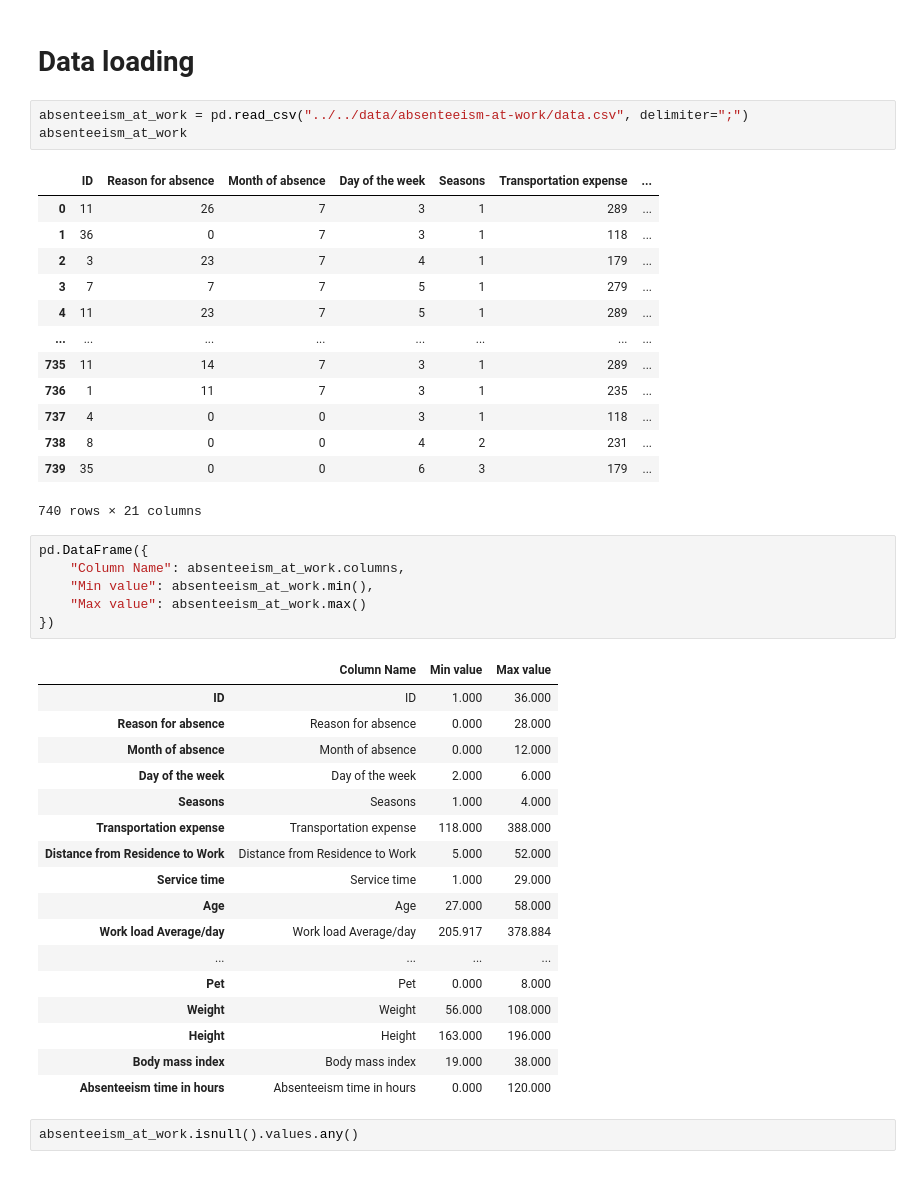
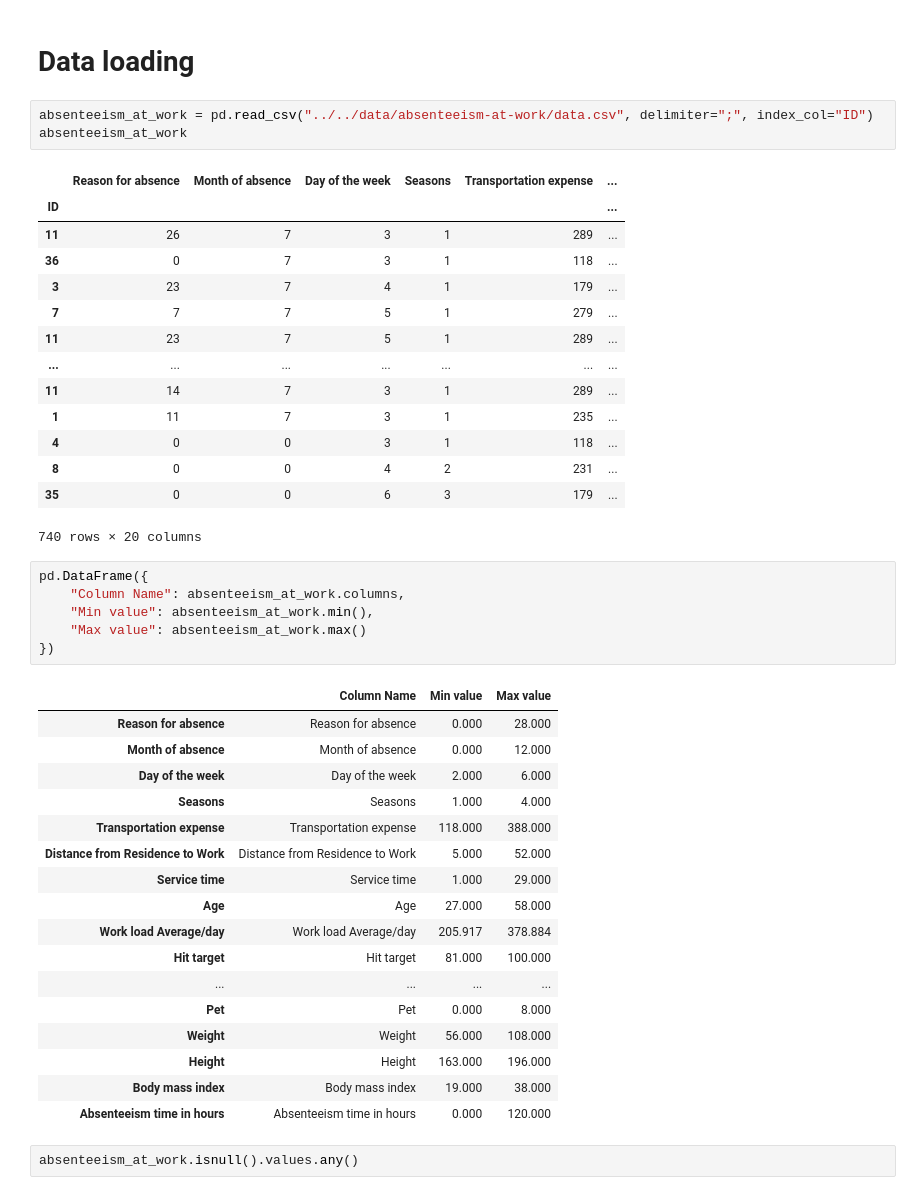
Before and after one commit to tobsel7/course-machine-learning-tuvienna, a Jupyter notebook: src/exercise1/absenteeism-at-work.ipynb, the cells around one changed output. Drawn from its saved outputs; the diff is of its cells as text.

```diff
--- a/src/exercise1/absenteeism-at-work.ipynb
+++ b/src/exercise1/absenteeism-at-work.ipynb
@@ -14,22 +14,23 @@ from sklearn.metrics import accuracy_score, confusion_matrix, classification_rep
 # %% [markdown]
 # Data loading
 # %%
-absenteeism_at_work = pd.read_csv("../../data/absenteeism-at-work/data.csv", delimiter=";")
+absenteeism_at_work = pd.read_csv("../../data/absenteeism-at-work/data.csv", delimiter=";", index_col="ID")
 absenteeism_at_work
 # %% [output]
-|  | ID | Reason for absence | Month of absence | Day of the week | Seasons | Transportation expense | ... |
-| 0 | 11 | 26 | 7 | 3 | 1 | 289 | ... |
-| 1 | 36 | 0 | 7 | 3 | 1 | 118 | ... |
-| 2 | 3 | 23 | 7 | 4 | 1 | 179 | ... |
-| 3 | 7 | 7 | 7 | 5 | 1 | 279 | ... |
-| 4 | 11 | 23 | 7 | 5 | 1 | 289 | ... |
-| ... | ... | ... | ... | ... | ... | ... | ... |
-| 735 | 11 | 14 | 7 | 3 | 1 | 289 | ... |
-| 736 | 1 | 11 | 7 | 3 | 1 | 235 | ... |
-| 737 | 4 | 0 | 0 | 3 | 1 | 118 | ... |
-| 738 | 8 | 0 | 0 | 4 | 2 | 231 | ... |
-| 739 | 35 | 0 | 0 | 6 | 3 | 179 | ... |
+|  | Reason for absence | Month of absence | Day of the week | Seasons | Transportation expense | ... |
+| ID |  |  |  |  |  | ... |
+| 11 | 26 | 7 | 3 | 1 | 289 | ... |
+| 36 | 0 | 7 | 3 | 1 | 118 | ... |
+| 3 | 23 | 7 | 4 | 1 | 179 | ... |
+| 7 | 7 | 7 | 5 | 1 | 279 | ... |
+| 11 | 23 | 7 | 5 | 1 | 289 | ... |
+| ... | ... | ... | ... | ... | ... | ... |
+| 11 | 14 | 7 | 3 | 1 | 289 | ... |
+| 1 | 11 | 7 | 3 | 1 | 235 | ... |
+| 4 | 0 | 0 | 3 | 1 | 118 | ... |
+| 8 | 0 | 0 | 4 | 2 | 231 | ... |
+| 35 | 0 | 0 | 6 | 3 | 179 | ... |
-740 rows × 21 columns
+740 rows × 20 columns
 # %%
 pd.DataFrame({
     "Column Name": absenteeism_at_work.columns,
@@ -38,7 +39,6 @@ pd.DataFrame({
 })
 # %% [output]
 |  | Column Name | Min value | Max value |
-| ID | ID | 1.000 | 36.000 |
 | Reason for absence | Reason for absence | 0.000 | 28.000 |
 | Month of absence | Month of absence | 0.000 | 12.000 |
 | Day of the week | Day of the week | 2.000 | 6.000 |
@@ -48,6 +48,7 @@ pd.DataFrame({
 | Service time | Service time | 1.000 | 29.000 |
 | Age | Age | 27.000 | 58.000 |
 | Work load Average/day | Work load Average/day | 205.917 | 378.884 |
+| Hit target | Hit target | 81.000 | 100.000 |
 | ... | ... | ... | ... |
 | Pet | Pet | 0.000 | 8.000 |
 | Weight | Weight | 56.000 | 108.000 |
```
Also changed, not shown: parts of 7 cells of this notebook, 1 other file.
